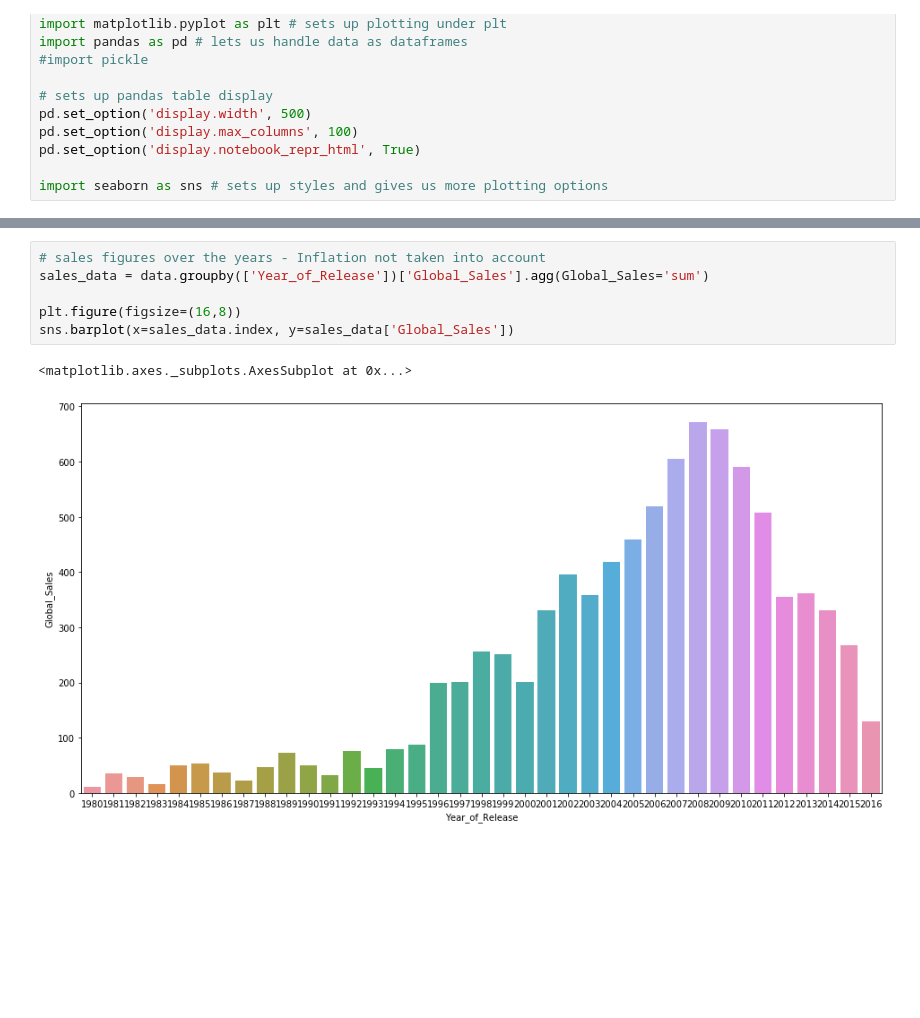
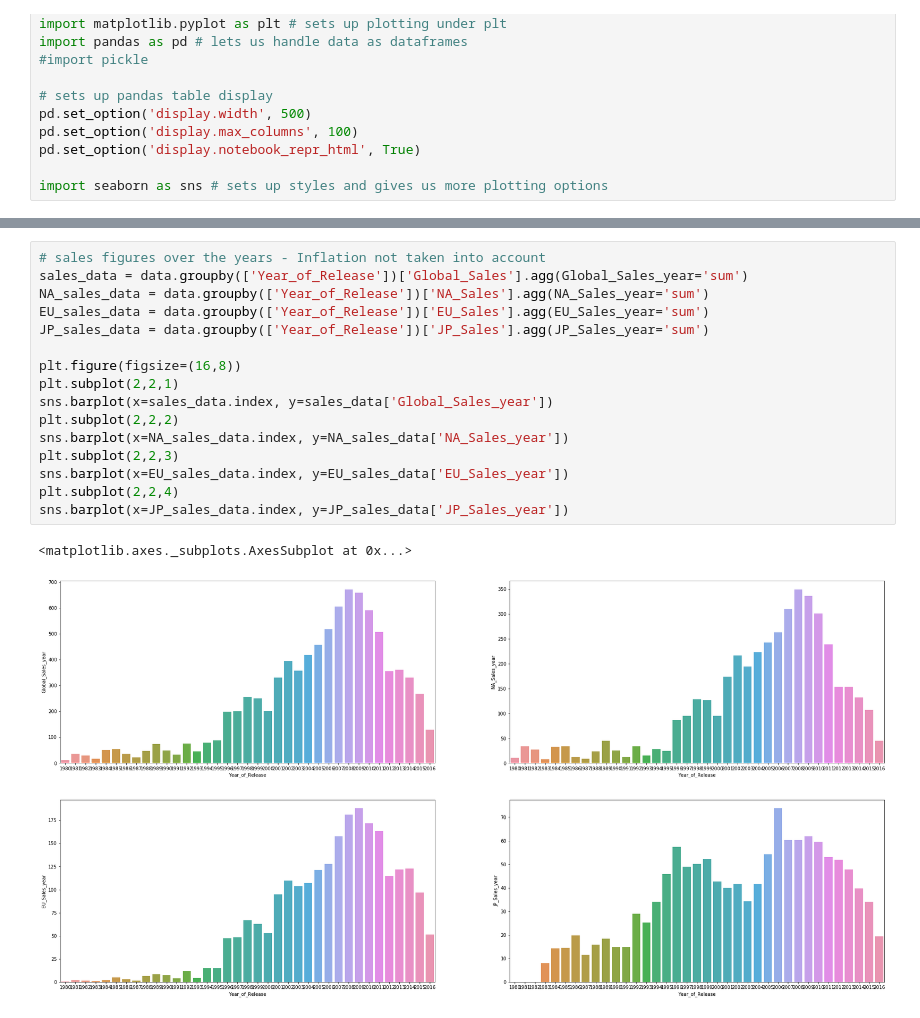
Before and after one commit to Pellys/FDSProject, a Jupyter notebook: sales_genre_rel.ipynb, the cells around one changed output, grey strips where cells are left out. Saved outputs shown, nothing was run; the diff lists cells and outputs as text; blank space fills up the shorter version.

```diff
--- a/sales_genre_rel.ipynb
+++ b/sales_genre_rel.ipynb
@@ -27,10 +27,20 @@ data.head()
 | 4 | Pokemon Red/Pokemon Blue | GB | 1996 | Role-Playing | Nintendo | 11.27 | 8.89 | 10.22 | 1.00 | ... |
 # %%
 # sales figures over the years - Inflation not taken into account
-sales_data = data.groupby(['Year_of_Release'])['Global_Sales'].agg(Global_Sales='sum')
+sales_data = data.groupby(['Year_of_Release'])['Global_Sales'].agg(Global_Sales_year='sum')
+NA_sales_data = data.groupby(['Year_of_Release'])['NA_Sales'].agg(NA_Sales_year='sum')
+EU_sales_data = data.groupby(['Year_of_Release'])['EU_Sales'].agg(EU_Sales_year='sum')
+JP_sales_data = data.groupby(['Year_of_Release'])['JP_Sales'].agg(JP_Sales_year='sum')
 
 plt.figure(figsize=(16,8))
-sns.barplot(x=sales_data.index, y=sales_data['Global_Sales'])
+plt.subplot(2,2,1)
+sns.barplot(x=sales_data.index, y=sales_data['Global_Sales_year'])
+plt.subplot(2,2,2)
+sns.barplot(x=NA_sales_data.index, y=NA_sales_data['NA_Sales_year'])
+plt.subplot(2,2,3)
+sns.barplot(x=EU_sales_data.index, y=EU_sales_data['EU_Sales_year'])
+plt.subplot(2,2,4)
+sns.barplot(x=JP_sales_data.index, y=JP_sales_data['JP_Sales_year'])
 # %% [output]
 <matplotlib.axes._subplots.AxesSubplot at 0x...>
-[figure, old version]
+[figure, new version]
```
Also changed, not shown: parts of 11 cells of this notebook.
